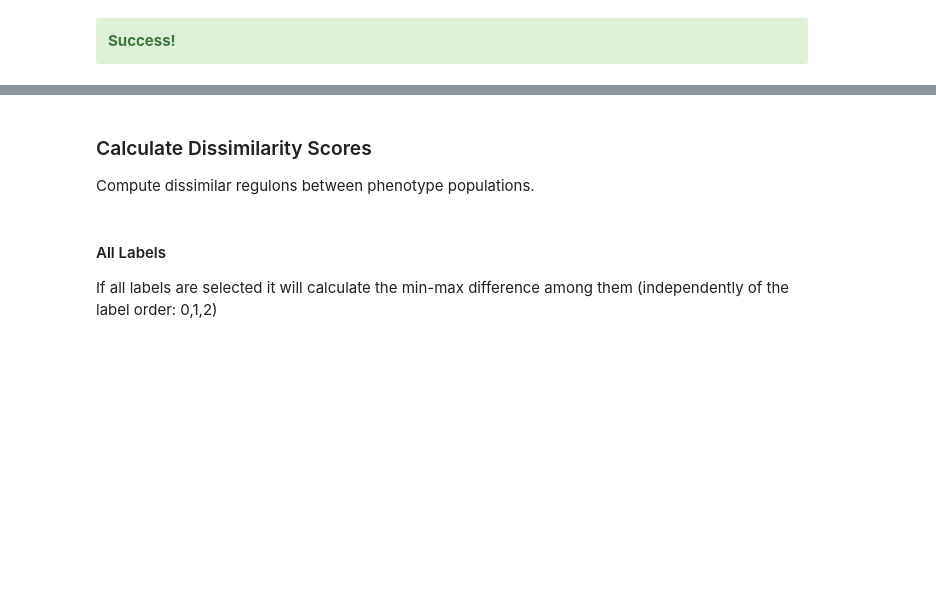
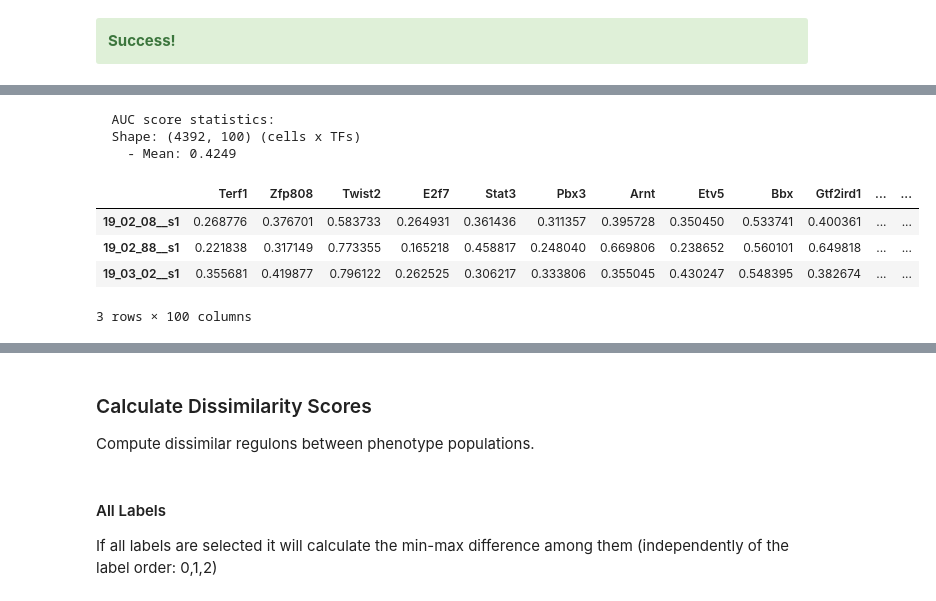
Before and after one commit to ML4BM-Lab/SimiCPipeline, a Jupyter notebook: notebooks/Tutorial_SimiCPipeline_full.ipynb, the cells around one changed output, grey strips where cells are left out. Cells and saved outputs as stored; diff of their text form; code cells hidden in the pictures; blank space fills up the shorter version.

```diff
--- a/notebooks/Tutorial_SimiCPipeline_full.ipynb
+++ b/notebooks/Tutorial_SimiCPipeline_full.ipynb
@@ -366,0 +408,17 @@ Label 0:
+# %%
+auc_subset = pipeline.subset_label_specific_auc( result_type = 'auc_filtered',label=0)
+# you can now calculate the statistics on the subsetted AUC matrix
+import numpy as np
+print(f"  AUC score statistics:")
+print(f"  Shape: {auc_subset.shape} (cells x TFs)")
+print(f"    - Mean: {np.nanmean(auc_subset.values):.4f}")
+auc_subset.head(3)
+# %% [output]
+  AUC score statistics:
+  Shape: (4392, 100) (cells x TFs)
+    - Mean: 0.4249
+|  | Terf1 | Zfp808 | Twist2 | E2f7 | Stat3 | Pbx3 | Arnt | Etv5 | Bbx | Gtf2ird1 | ... | ... |
+| 19_02_08__s1 | 0.268776 | 0.376701 | 0.583733 | 0.264931 | 0.361436 | 0.311357 | 0.395728 | 0.350450 | 0.533741 | 0.400361 | ... | ... |
+| 19_02_88__s1 | 0.221838 | 0.317149 | 0.773355 | 0.165218 | 0.458817 | 0.248040 | 0.669806 | 0.238652 | 0.560101 | 0.649818 | ... | ... |
+| 19_03_02__s1 | 0.355681 | 0.419877 | 0.796122 | 0.262525 | 0.306217 | 0.333806 | 0.355045 | 0.430247 | 0.548395 | 0.382674 | ... | ... |
+3 rows × 100 columns
```
Also changed, not shown: parts of 88 cells of this notebook, 12 other files.
